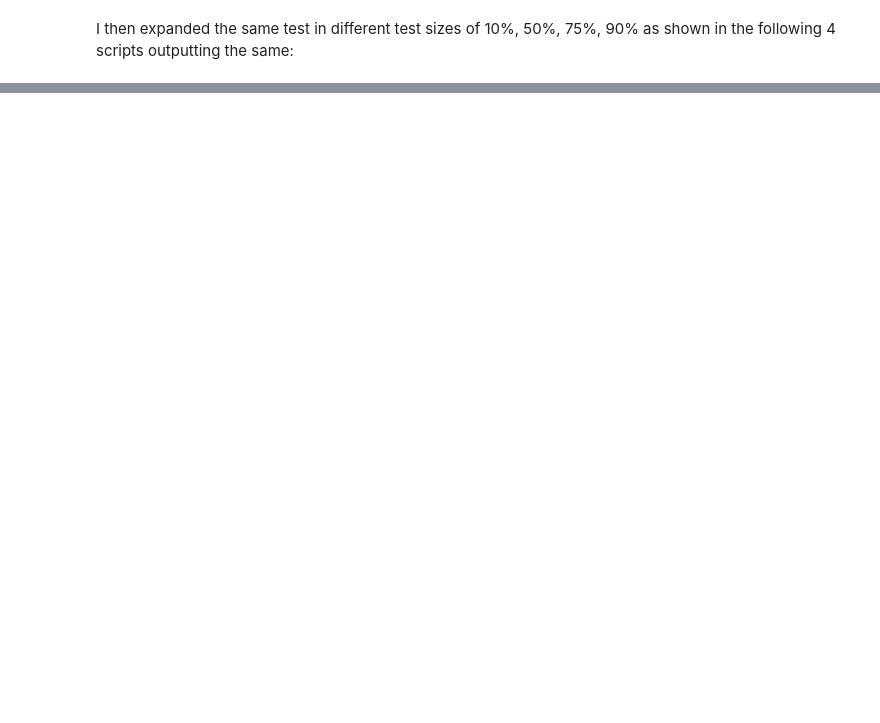
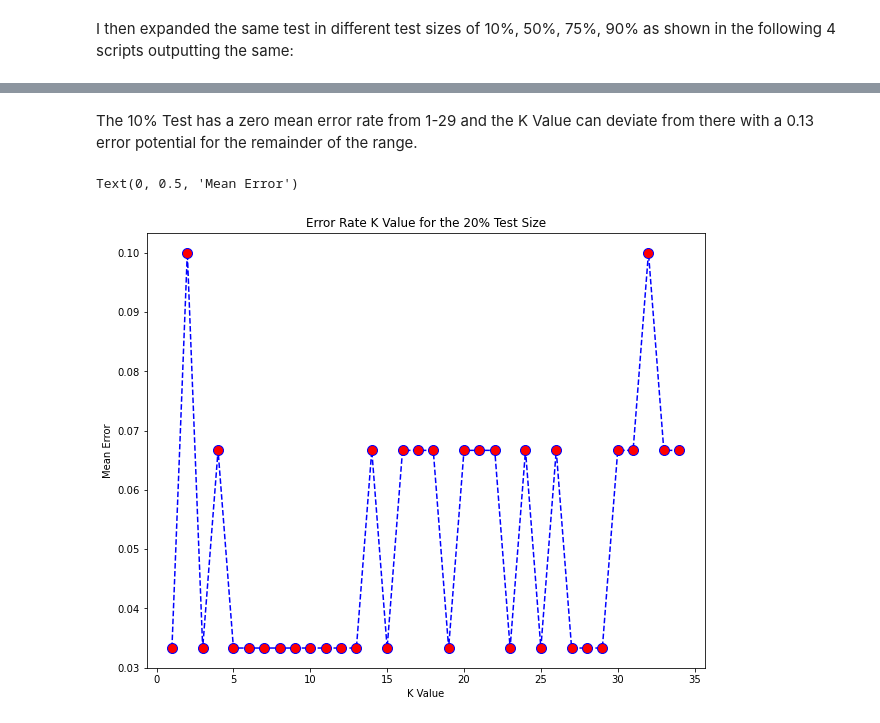
Before and after one commit to garycunningham89/machinelearning, a Jupyter notebook: tasks2020.ipynb, the cells around one changed output, grey strips where cells are left out. Saved outputs shown, nothing was run; the diff lists cells and outputs as text; code cells hidden in the pictures; blank space fills up the shorter version.

```diff
--- a/tasks2020.ipynb
+++ b/tasks2020.ipynb
@@ -764,8 +808,20 @@ Iris-versicolor       0.80      0.72      0.76        46
+# %% [markdown]
+The 10% Test has a zero mean error rate from 1-29 and the K Value can deviate from there with a 0.13 error potential for the remainder of the range.
 # %%
-error = []
+error20 = []
 
 for i in range(1, 35):
     knn = KNeighborsClassifier(n_neighbors=i)
     knn.fit(X_train20, Y_train20)
     pred_i = knn.predict(X_test20)
-    error.append(np.mean(pred_i != Y_test20))
+    error20.append(np.mean(pred_i != Y_test20))
+
+plt.figure(figsize=(10, 8))
+plt.plot(range(1, 35), error20, color='blue', linestyle='dashed', marker='o',
+         markerfacecolor='red', markersize=10)
+plt.title('Error Rate K Value for the 20% Test Size')
+plt.xlabel('K Value')
+plt.ylabel('Mean Error')
+# %% [output]
+Text(0, 0.5, 'Mean Error')
+[figure, added]
```
Also changed, not shown: parts of 21 cells of this notebook.
